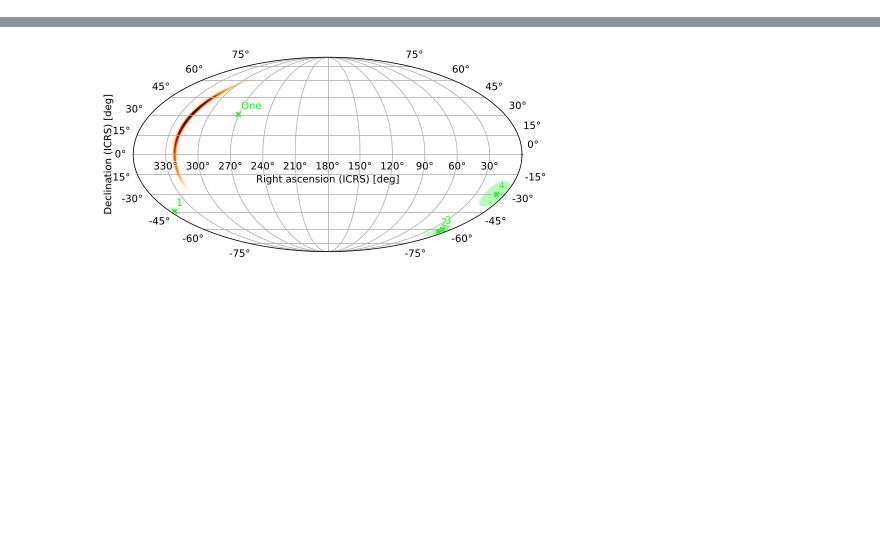
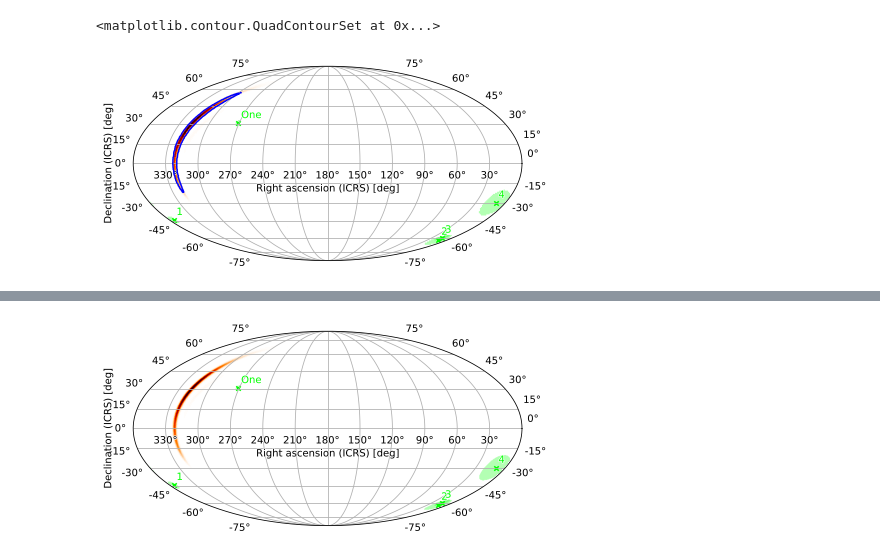
Before and after one commit to markalab/hpmoc, a Jupyter notebook: jup/astroplot.ipynb, the cells around one changed output, grey strips where cells are left out. Saved outputs shown, nothing was run; the diff lists cells and outputs as text; code cells hidden in the pictures; blank space fills up the shorter version.

```diff
--- a/jup/astroplot.ipynb
+++ b/jup/astroplot.ipynb
@@ -70,0 +87,7 @@ array2, footprint2 = reproject_from_healpix("../tests/data/S191216ap.fits.gz",
+# %%
+ax1 = mo.plot()
+ax1.contour(mo.render(ax1.wcs), transform=ax1.get_transform(ax1.wcs),
+            levels=mo.quantiles([0, 0.1])[1][1:], colors='blue')
+# %% [output]
+<matplotlib.contour.QuadContourSet at 0x...>
+[figure, added]
```
Also changed, not shown: parts of 6 cells of this notebook, 3 other files.
